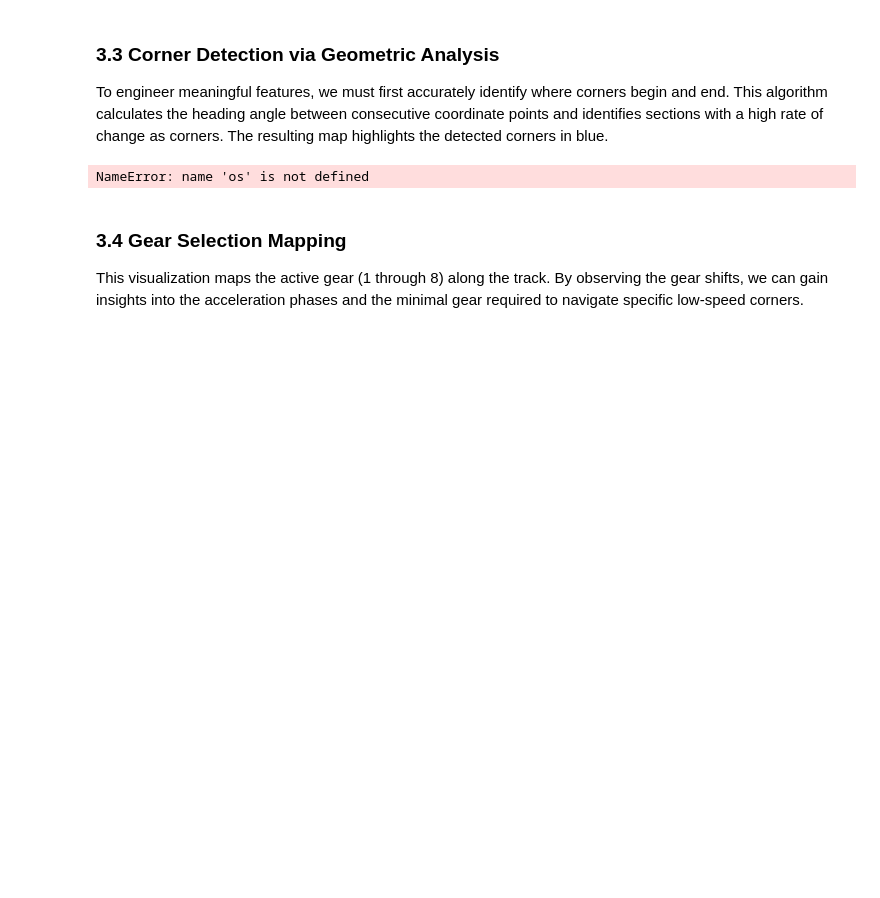
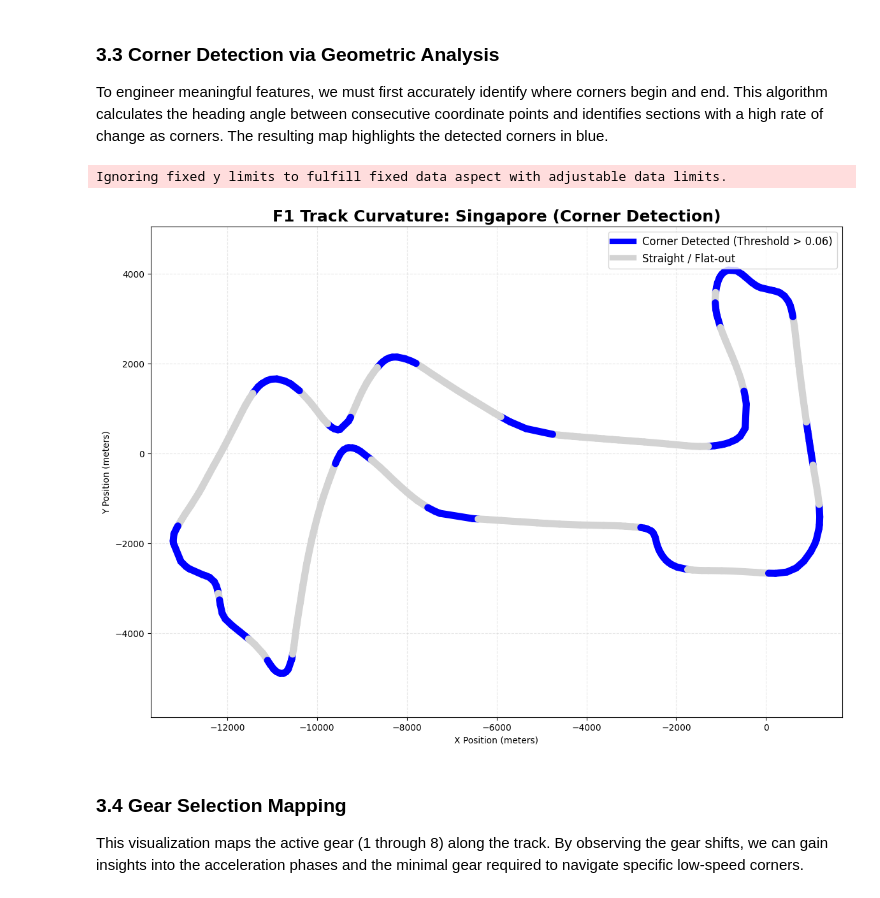
Before and after one commit to idobrenerm-gif/F1-Clustering-Project, a Jupyter notebook: roee_notebook/03_Track_Telemetry_Mapping.ipynb, the cells around one changed output. Drawn from its saved outputs; the diff is of its cells as text; code cells hidden in the pictures; blank space fills up the shorter version.

```diff
--- a/roee_notebook/03_Track_Telemetry_Mapping.ipynb
+++ b/roee_notebook/03_Track_Telemetry_Mapping.ipynb
@@ -182,7 +184,7 @@ plot_braking_zones('Singapore')
 To engineer meaningful features, we must first accurately identify where corners begin and end. This algorithm calculates the heading angle between consecutive coordinate points and identifies sections with a high rate of change as corners. The resulting map highlights the detected corners in blue.
 # %%
 # 4.3 Corner Detection Algorithm and Plot
-def plot_corners_by_geometry(track_name, file_path='../processed_data/golden_laps_final.csv'):
+def plot_corners_by_geometry(track_name, file_path='../data/raw_data_qualifying/golden_laps_final.csv'):
 
     if not os.path.exists(file_path):
         return
@@ -232,34 +234,35 @@ def plot_corners_by_geometry(track_name, file_path='../processed_data/golden_lap
     points = np.array([x, y]).T.reshape(-1, 1, 2)
     segments = np.concatenate([points[:-1], points[1:]], axis=1)
 
     segment_colors = ['blue' if c else 'lightgray' for c in is_corner[:-1]]
 
     fig, ax = plt.subplots(figsize=(14, 10))
     lc = LineCollection(segments, colors=segment_colors, linewidths=8, capstyle='round')
     ax.add_collection(lc)
 
     ax.set_title(f"F1 Track Curvature: {track_name} (Corner Detection)", fontsize=18, fontweight='bold')
     ax.set_xlabel("X Position (meters)")
     ax.set_ylabel("Y Position (meters)")
     ax.axis('equal')
     ax.grid(True, linestyle='--', alpha=0.3)
 
     margin = 500
     ax.set_xlim(x.min() - margin, x.max() + margin)
     ax.set_ylim(y.min() - margin, y.max() + margin)
 
     custom_legend = [
         Line2D([0], [0], color='blue', lw=6, label=f'Corner Detected (Threshold > {corner_threshold})'),
         Line2D([0], [0], color='lightgray', lw=6, label='Straight / Flat-out')
     ]
     ax.legend(handles=custom_legend, loc='upper right', fontsize=12)
 
     plt.show()
 
 # Let's test the geometric algorithm on the tight streets of Singapore
 plot_corners_by_geometry('Singapore')
 # %% [output]
-NameError: name 'os' is not defined
+Ignoring fixed y limits to fulfill fixed data aspect with adjustable data limits.
+[figure, added]
 # %% [markdown]
 ### 3.4 Gear Selection Mapping
 This visualization maps the active gear (1 through 8) along the track. By observing the gear shifts, we can gain insights into the acceleration phases and the minimal gear required to navigate specific low-speed corners.
```
Also changed, not shown: parts of 4 cells of this notebook, 11 other files.
